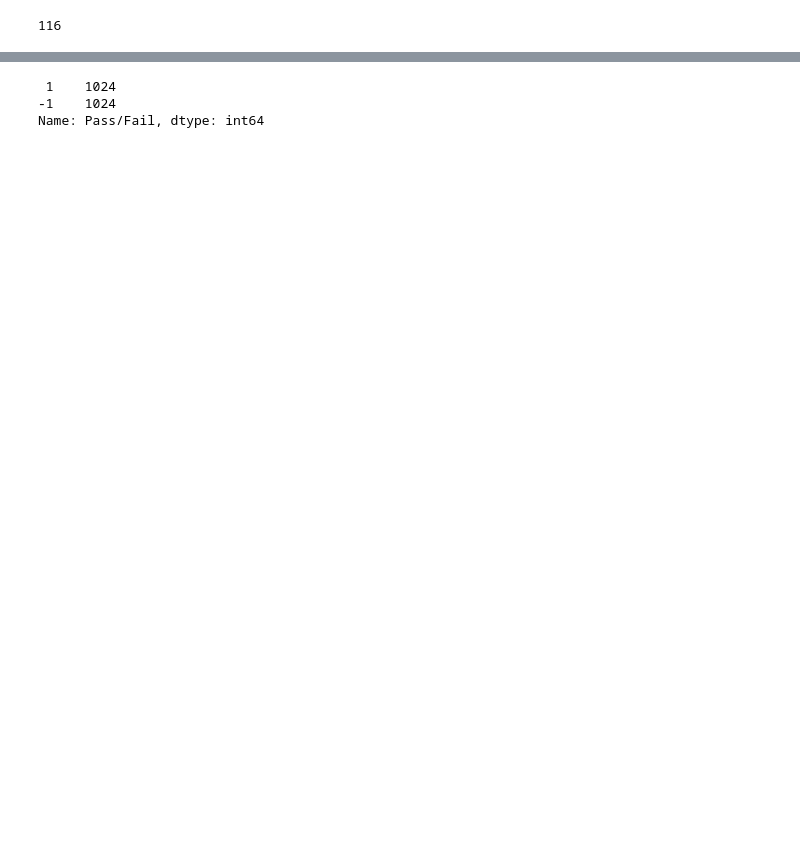
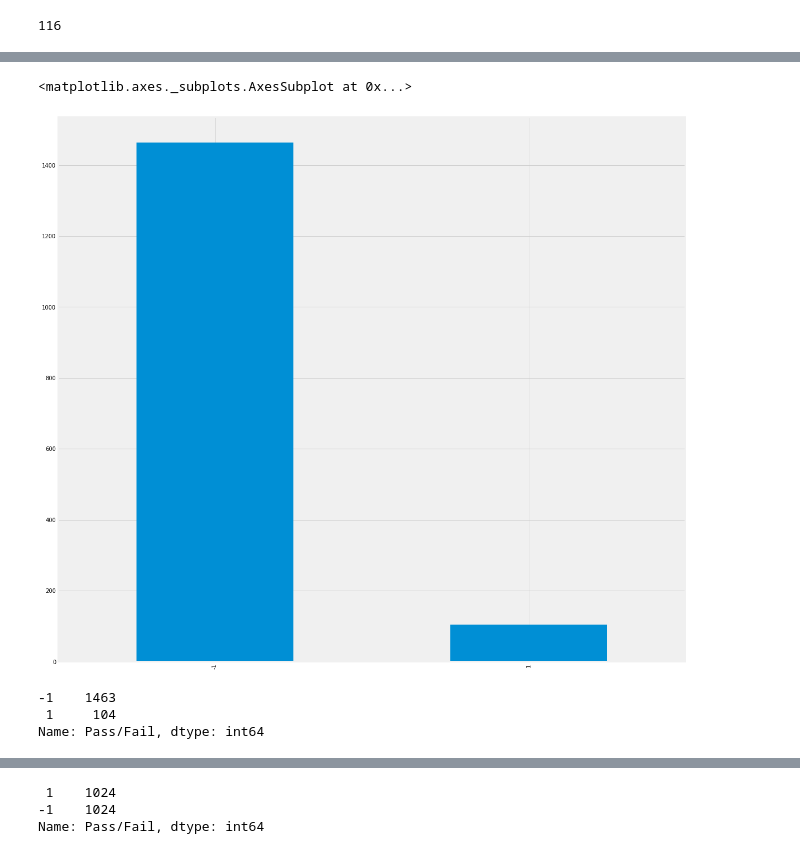
Before and after one commit to Syilun/Kaggle, a Jupyter notebook: Semi_hw01_sensors.ipynb, the cells around one changed output, grey strips where cells are left out. Saved outputs shown, nothing was run; the diff lists cells and outputs as text; code cells hidden in the pictures; blank space fills up the shorter version.

```diff
--- a/Semi_hw01_sensors.ipynb
+++ b/Semi_hw01_sensors.ipynb
@@ -210,0 +317,14 @@ X = df.drop('Pass/Fail', axis=1)
+# %%
+import plotly.express as px
+fig = px.pie(
+    y.value_counts(),
+    values='Pass/Fail',
+    names=["PASS", "FAIL"],
+    title="Class Distribution",
+    width=500
+)
+
+fig.show()
+
+df['Pass/Fail'].value_counts().plot(kind="bar")
+# %% [output]
@@ -211,3 +332,11 @@ X = df.drop('Pass/Fail', axis=1)
+<matplotlib.axes._subplots.AxesSubplot at 0x...>
+[figure, added]
+# %%
+y.value_counts()
+# %% [output]
+-1    1463
+ 1     104
+Name: Pass/Fail, dtype: int64
 # %%
 # Train-test split
 X_train, X_test, y_train, y_test = train_test_split(X, y, train_size=0.7, shuffle=True, random_state=1)
```
Also changed, not shown: parts of 39 cells of this notebook.
